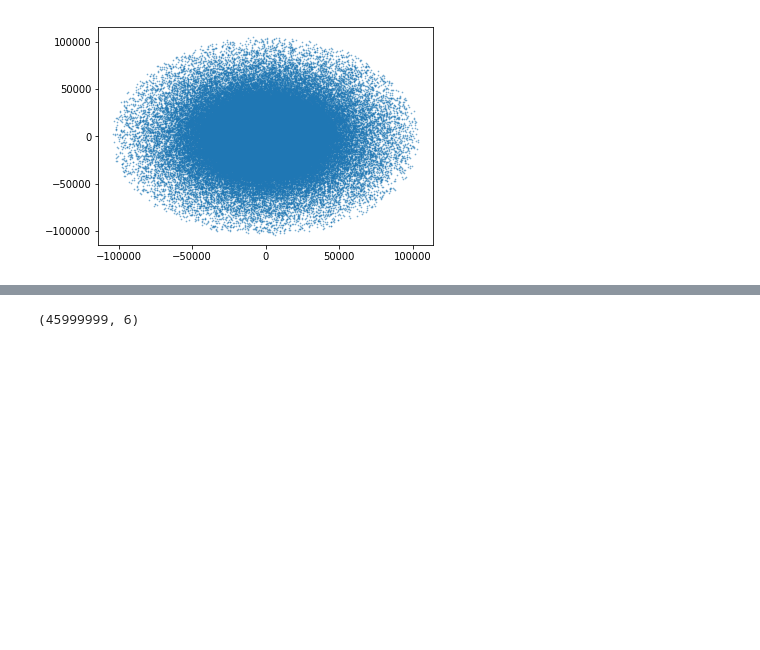
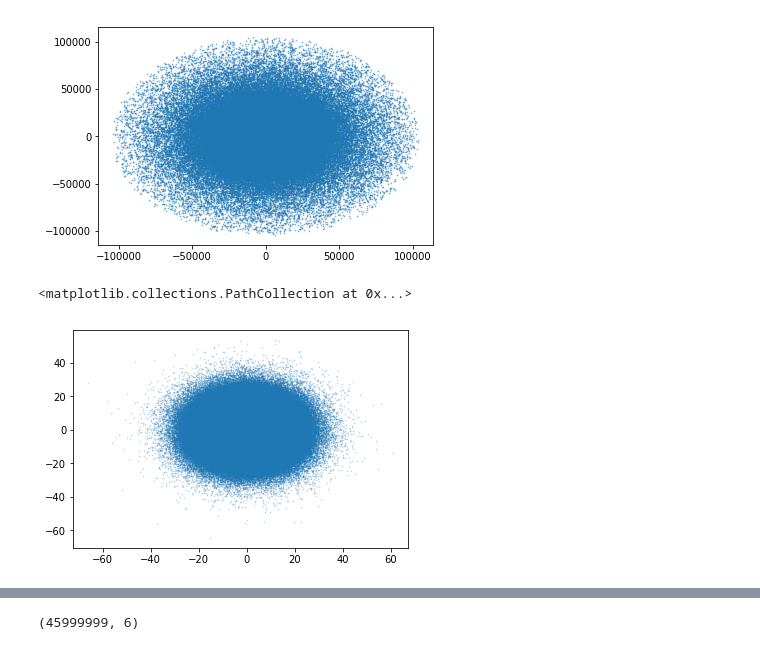
Before and after one commit to DouglasGrion/KathrynFallSemester, a Jupyter notebook: Chervin-Sims.ipynb, the cells around one changed output, grey strips where cells are left out. Cells and saved outputs as stored; diff of their text form; code cells hidden in the pictures; blank space fills up the shorter version.

```diff
--- a/Chervin-Sims.ipynb
+++ b/Chervin-Sims.ipynb
@@ -21,3 +21,8 @@ plt.scatter(ppdm[:,0],ppdm[:,1], s=0.5,alpha=0.5)
 # %% [output]
 <matplotlib.collections.PathCollection at 0x...>
 [figure]
+# %%
+plt.scatter(ppdisk[:,0], ppdisk[:,1], s=0.3, alpha=0.3)
+# %% [output]
+<matplotlib.collections.PathCollection at 0x...>
+[figure, added]
```
Also changed, not shown: parts of 20 cells of this notebook, 8 other files.
